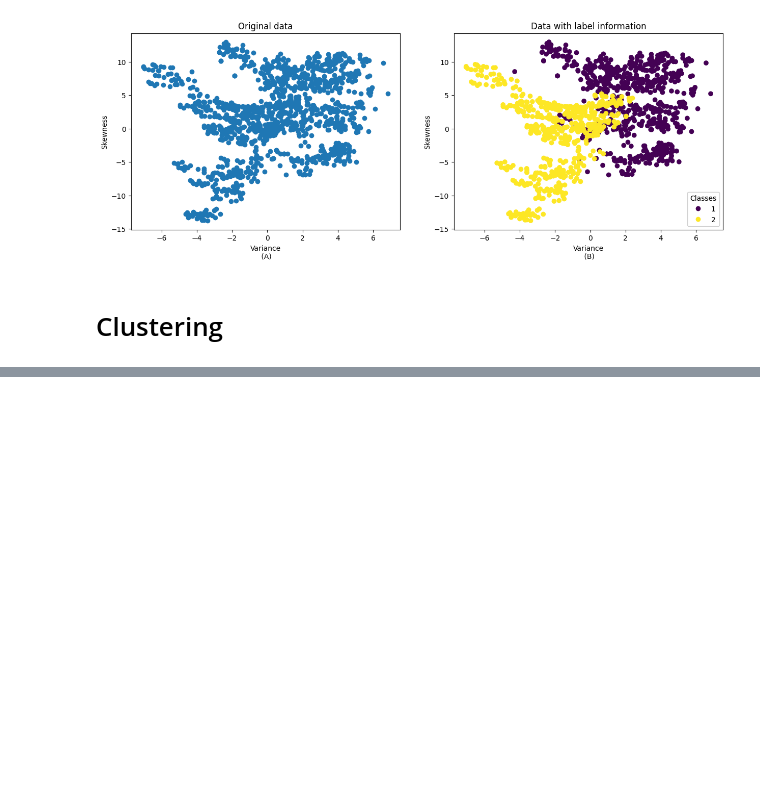
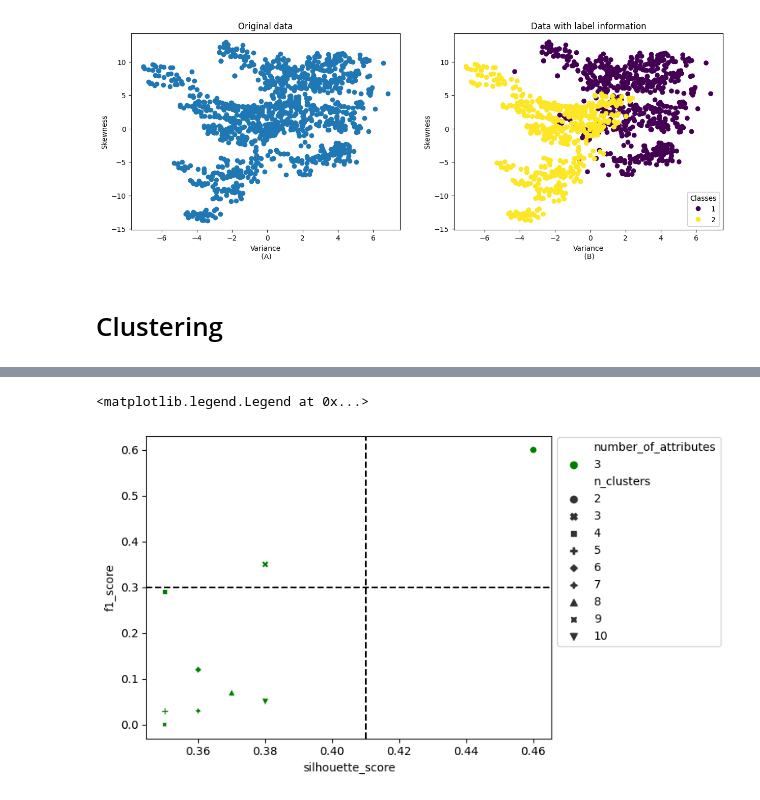
Before and after one commit to Yuri-Nassar/coursera, a Jupyter notebook: foundations_data_cience_kmeans/notebooks/final_report.ipynb, the cells around one changed output, grey strips where cells are left out. Saved outputs shown, nothing was run; the diff lists cells and outputs as text; code cells hidden in the pictures; blank space fills up the shorter version.

```diff
--- a/foundations_data_cience_kmeans/notebooks/final_report.ipynb
+++ b/foundations_data_cience_kmeans/notebooks/final_report.ipynb
@@ -328,0 +434,13 @@ fig.legend(loc='center left', bbox_to_anchor=(1, .6), ncol=1)
+# %%
+fig = sns.scatterplot(data=df_test_results,
+                x='silhouette_score',
+                y='f1_score',
+                hue='number_of_attributes',
+                palette={2:'red',3:'green',4:'blue'},
+                style='n_clusters')
+plt.axhline(y=.30, color='black', linestyle='--')
+plt.axvline(x=.41, color='black', linestyle='--')
+fig.legend(loc='center left', bbox_to_anchor=(1, .65), ncol=1)
+# %% [output]
+<matplotlib.legend.Legend at 0x...>
+[figure, added]
```
Also changed, not shown: parts of 11 cells of this notebook.
